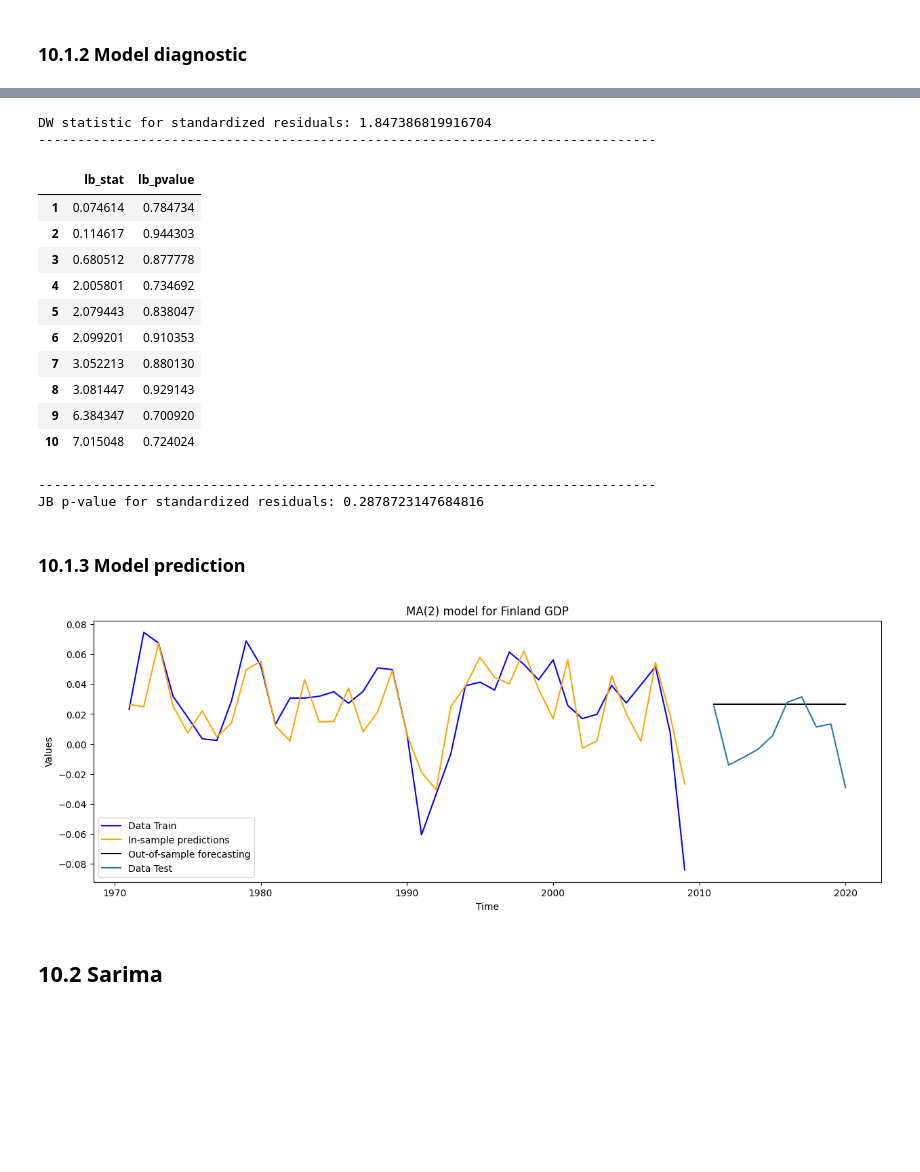
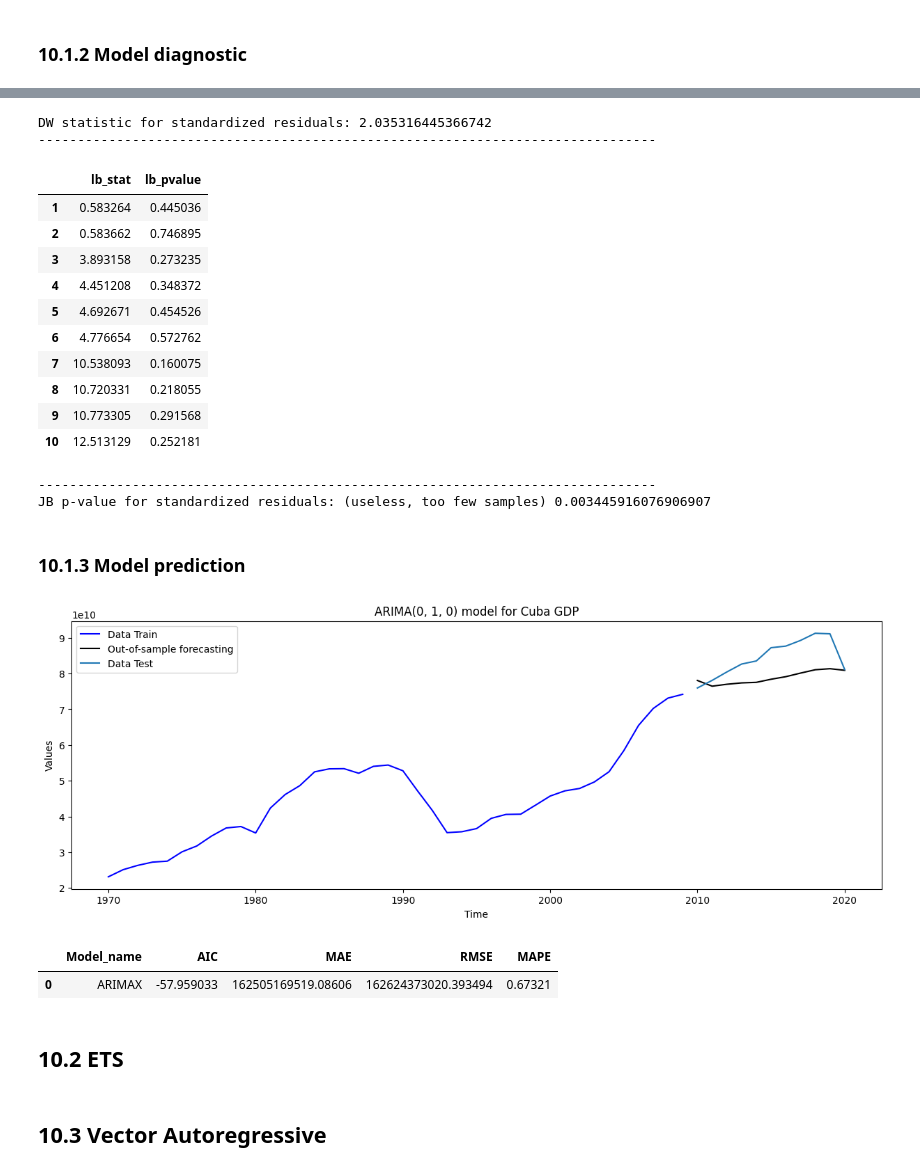
Before and after one commit to dariogemo/UNIVR-SMDS, a Jupyter notebook: main.ipynb, the cells around one changed output, grey strips where cells are left out. Saved outputs shown, nothing was run; the diff lists cells and outputs as text; code cells hidden in the pictures; blank space fills up the shorter version.

Commit message:
changed sarimax to arima

```diff
--- a/main.ipynb
+++ b/main.ipynb
@@ -517,3 +491,10 @@ for idx, df in enumerate(df_list):
 # %% [markdown]
 ### 10.1.1 Model identification/estimation
+# %%
+scaler = StandardScaler()
+
+X_train_scaled = scaler.fit_transform(df_train_test['Cuba'][0].drop('GDP', axis=1))
+X_test_scaled = scaler.transform(df_train_test['Cuba'][1].drop('GDP', axis=1))
+GDP_train_scaled = scaler.fit_transform(pd.DataFrame(df_train_test['Cuba'][0]['GDP']))
+GDP_test_scaled = scaler.fit_transform(pd.DataFrame(df_train_test['Cuba'][1]['GDP']))
 # %%
@@ -544,2 +529,7 @@ Total fit time: 5.185 seconds
+# %%
+arimax_model = ARIMA(GDP_train_scaled,
+                     exog = X_train_scaled,
+                     order = order
+                     ).fit()
 # %% [markdown]
 ### 10.1.2 Model diagnostic
@@ -570,45 +559,50 @@ Warnings:
 # %%
-stand_resid = np.reshape(mod_MA4.standardized_forecasts_error, len(df_train_test_log_2dif['Finland'][0]['GDP']))
+stand_resid = np.reshape(arimax_model.standardized_forecasts_error, len(df_train_test['Cuba'][0]['GDP']))
 
 print(f'DW statistic for standardized residuals: {durbin_watson(stand_resid)}')
 print('-------------------------------------------------------------------------------')
 display(acorr_ljungbox(stand_resid, lags = 10))
 print('-------------------------------------------------------------------------------')
-print('JB p-value for standardized residuals:', jarque_bera(stand_resid).pvalue)
+print('JB p-value for standardized residuals: (useless, too few samples)', jarque_bera(stand_resid).pvalue)
 # %% [output]
-DW statistic for standardized residuals: 1.847386819916704
+DW statistic for standardized residuals: 2.035316445366742
 -------------------------------------------------------------------------------
 |  | lb_stat | lb_pvalue |
-| 1 | 0.074614 | 0.784734 |
-| 2 | 0.114617 | 0.944303 |
-| 3 | 0.680512 | 0.877778 |
-| 4 | 2.005801 | 0.734692 |
-| 5 | 2.079443 | 0.838047 |
-| 6 | 2.099201 | 0.910353 |
-| 7 | 3.052213 | 0.880130 |
-| 8 | 3.081447 | 0.929143 |
-| 9 | 6.384347 | 0.700920 |
-| 10 | 7.015048 | 0.724024 |
+| 1 | 0.583264 | 0.445036 |
+| 2 | 0.583662 | 0.746895 |
+| 3 | 3.893158 | 0.273235 |
+| 4 | 4.451208 | 0.348372 |
+| 5 | 4.692671 | 0.454526 |
+| 6 | 4.776654 | 0.572762 |
+| 7 | 10.538093 | 0.160075 |
+| 8 | 10.720331 | 0.218055 |
+| 9 | 10.773305 | 0.291568 |
+| 10 | 12.513129 | 0.252181 |
 -------------------------------------------------------------------------------
-JB p-value for standardized residuals: 0.2878723147684816
+JB p-value for standardized residuals: (useless, too few samples) 0.003445916076906907
 # %% [markdown]
 ### 10.1.3 Model prediction
 # %%
-prediction_AR2 = mod_MA4.get_prediction(start = df_train_test_log_2dif['Finland'][1].index[0], end = df_train_test_log_2dif['Finland'][1].index[-1])
-df_pred = prediction_AR2.summary_frame()
+prediction = arimax_model.get_prediction(start = 0, end = 10,
+                                              exog = X_test_scaled,
+                                              dynamic = False
+                                              )
+df_pred = prediction.summary_frame()
+# Reverse scaling for predictions
+df_pred['mean'] = scaler.inverse_transform(df_pred[['mean']])
 
 plt.figure(figsize = (15, 5))
-plt.title('MA(2) model for Finland GDP')
+plt.title(f'ARIMA{order} model for Cuba GDP')
 
-plt.plot(df_train_test_log_2dif['Finland'][0]['GDP'], '-b', label = 'Data Train')
-plt.plot(mod_MA4.fittedvalues, 'orange', label = 'In-sample predictions')
-plt.plot(df_train_test_log_2dif['Finland'][1].index, df_pred['mean'],'-k',label = 'Out-of-sample forecasting')
-plt.plot(df_train_test_log_2dif['Finland'][1]['GDP'], label = 'Data Test')
+plt.plot(df_train_test['Cuba'][0]['GDP'], '-b', label = 'Data Train')
+#plt.plot(df_train_test['Finland'][0]['GDP'].index, inverse_fitted, 'orange', label = 'In-sample predictions')
+plt.plot(df_train_test['Cuba'][1]['GDP'].index, df_pred['mean'],'-k',label = 'Out-of-sample forecasting')
+plt.plot(df_train_test['Cuba'][1]['GDP'], label = 'Data Test')
 
 plt.xlabel('Time')
 plt.ylabel('Values')
-plt.legend(loc = 'lower left')
+plt.legend(loc = 'upper left')
 
 plt.show()
 # %% [output]
-[figure, old version]
+[figure, new version]
@@ -615,2 +615,9 @@ plt.show()
+# %%
+df_metrics_finland
+# %% [output]
+|  | Model_name | AIC | MAE | RMSE | MAPE |
+| 0 | ARIMAX | -57.959033 | 162505169519.08606 | 162624373020.393494 | 0.67321 |
 # %% [markdown]
-## 10.2 Sarima
+## 10.2 ETS
+# %% [markdown]
+## 10.3 Vector Autoregressive
```
Also changed, not shown: parts of 29 cells of this notebook, 1 other file.
